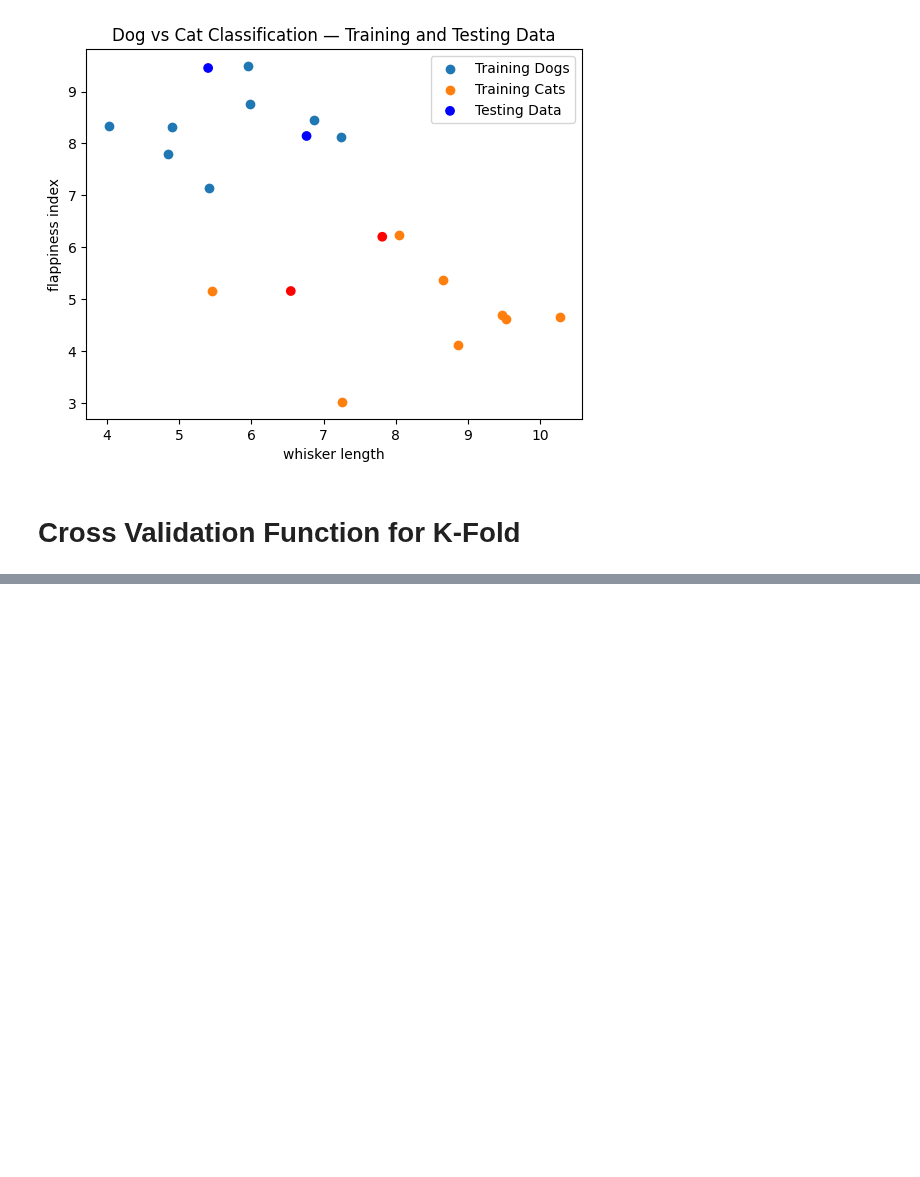
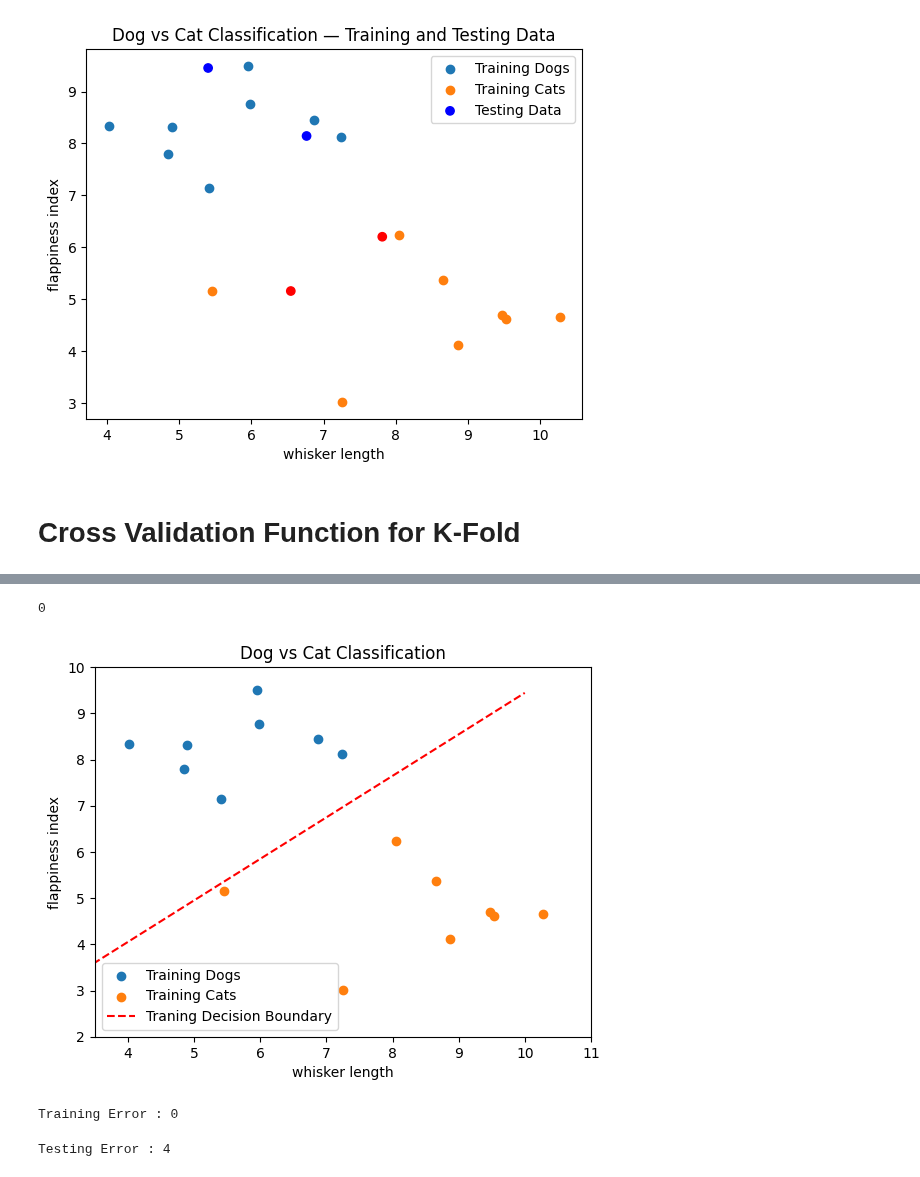
Before and after one commit to RajiaRani/Machine-Learning, a Jupyter notebook: RandomLinearAlgo/03. Cross_Validation.ipynb, the cells around one changed output, grey strips where cells are left out. Saved outputs shown, nothing was run; the diff lists cells and outputs as text; code cells hidden in the pictures; blank space fills up the shorter version.

```diff
--- a/RandomLinearAlgo/03. Cross_Validation.ipynb
+++ b/RandomLinearAlgo/03. Cross_Validation.ipynb
@@ -104,0 +102,42 @@ NameError: name 'best_K' is not defined
+# %%
+# Run Random Linear Classifier Algorithm on Training data
+dogs_tr = X_train[Y_train == 1]
+cats_tr = X_train[Y_train == 0]
+
+k = 100 # Number of iterations
+d = 2 # Number of features
+
+best_theta_train, best_theta0_train = random_linear_classifier(dogs_tr, cats_tr, k, d)
+train_error = compute_error(dogs_tr, cats_tr, best_theta_train, best_theta0_train)
+# %%
+train_error
+# %% [output]
+0
+# %%
+#Plot the decision boundary
+x_vals_train = np.linspace(2, 10, 100)
+y_vals_train = (-best_theta_train[0] / best_theta_train[1]) * x_vals_train - (best_theta0_train / best_theta_train[1])
+# %%
+plt.scatter(X_train[Y_train == 0][:, 0], X_train[Y_train == 0][:, 1], label="Training Dogs")
+plt.scatter(X_train[Y_train == 1][:, 0], X_train[Y_train == 1][:, 1], label="Training Cats")
+plt.plot(x_vals_train, y_vals_train, color="red", linestyle="--", label="Traning Decision Boundary")
+#Set same limits for x and y axes
+plt.xlim([3.5, 11])
+plt.ylim([2, 10])
+plt.xlabel("whisker length")
+plt.ylabel("flappiness index")
+plt.title("Dog vs Cat Classification")
+plt.legend()
+plt.show()
+# %% [output]
+[figure, added]
+# %%
+print(f"Training Error : {train_error}")
+# %% [output]
+Training Error : 0
+# %%
+# Compute testing error
+test_error = compute_error(X_test[Y_test == 0], X_test[Y_test == 1], best_theta_train, best_theta0_train)
+print(f"Testing Error : {test_error}")
+# %% [output]
+Testing Error : 4
```
Also changed, not shown: parts of 3 cells of this notebook.
